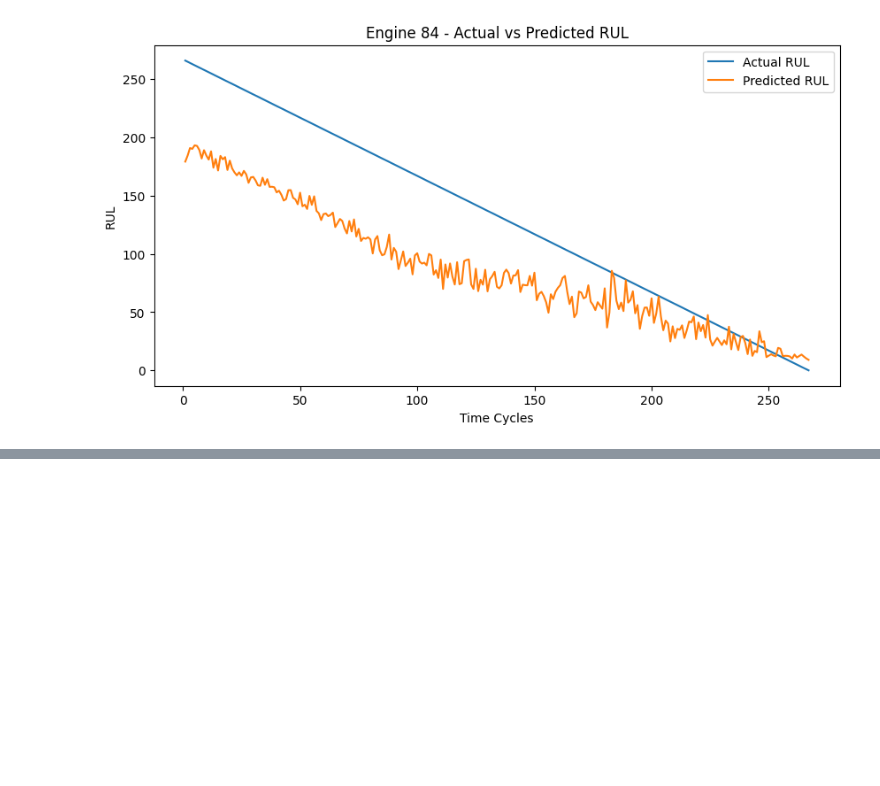
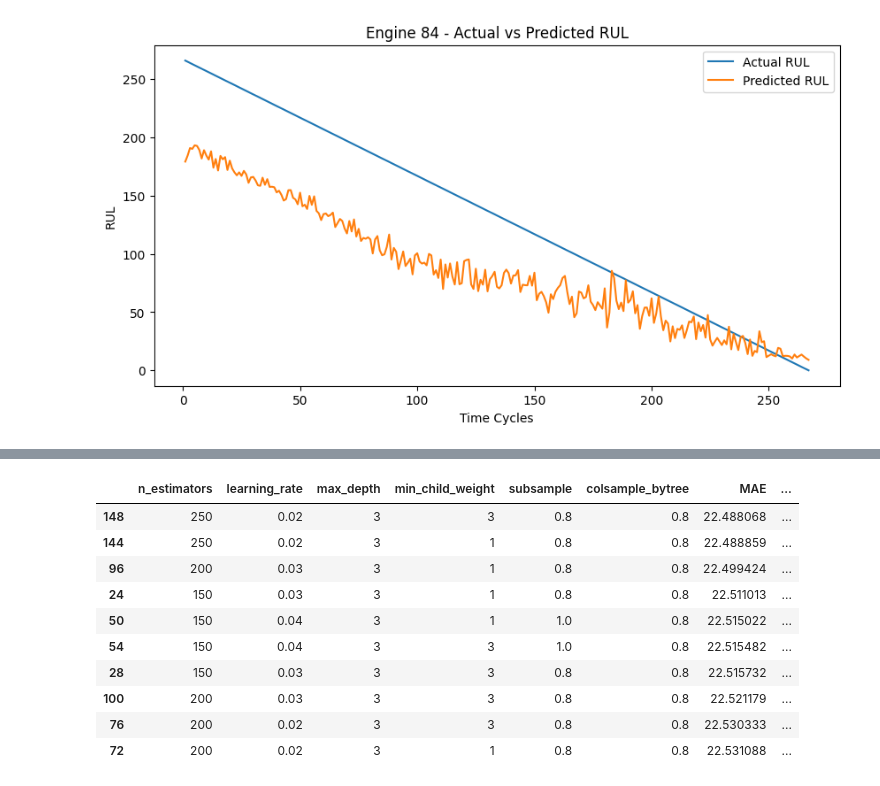
Before and after one commit to Sohilaeldally/PMPS, a Jupyter notebook: notebooks/04_xgboost_tuning.ipynb, the cells around one changed output, grey strips where cells are left out. Drawn from its saved outputs; the diff is of its cells as text; code cells hidden in the pictures; blank space fills up the shorter version.

```diff
--- a/notebooks/04_xgboost_tuning.ipynb
+++ b/notebooks/04_xgboost_tuning.ipynb
@@ -451,0 +485,20 @@ for engine_id in [45, 84]:
+# %%
+train_rolling_data, val_rolling_data = split_by_engine(
+    train_rolling
+)
+
+X_train_rolling, y_train_rolling, X_val_rolling, y_val_rolling = (
+    prepare_train_val_data(
+        train_rolling_data,
+        val_rolling_data,
+        feature_cols_rolling
+    )
+)
+
+print("X_train:", X_train_rolling.shape)
+print("X_val:", X_val_rolling.shape)
+print("Engine overlap:", set(
+    train_rolling_data["unit_number"]
+).intersection(
+    val_rolling_data["unit_number"]
+))
@@ -451,0 +509,21 @@ for engine_id in [45, 84]:
+# %%
+param_grid = {
+    "n_estimators": [150, 200, 250],
+    "learning_rate": [0.02, 0.03, 0.04],
+    "max_depth": [3, 4, 5],
+    "min_child_weight": [1, 3],
+    "subsample": [0.8, 1.0],
+    "colsample_bytree": [0.8, 1.0],
+}
+
+param_combinations = list(product(
+    param_grid["n_estimators"],
+    param_grid["learning_rate"],
+    param_grid["max_depth"],
+    param_grid["min_child_weight"],
+    param_grid["subsample"],
+    param_grid["colsample_bytree"],
+
+))
+
+print("Number of combinations:", len(param_combinations))
@@ -451,0 +598,16 @@ for engine_id in [45, 84]:
+# %%
+grid_results.sort_values(
+    "MAE"
+).head(10)
+# %% [output]
+|  | n_estimators | learning_rate | max_depth | min_child_weight | subsample | colsample_bytree | MAE | ... |
+| 148 | 250 | 0.02 | 3 | 3 | 0.8 | 0.8 | 22.488068 | ... |
+| 144 | 250 | 0.02 | 3 | 1 | 0.8 | 0.8 | 22.488859 | ... |
+| 96 | 200 | 0.03 | 3 | 1 | 0.8 | 0.8 | 22.499424 | ... |
+| 24 | 150 | 0.03 | 3 | 1 | 0.8 | 0.8 | 22.511013 | ... |
+| 50 | 150 | 0.04 | 3 | 1 | 1.0 | 0.8 | 22.515022 | ... |
+| 54 | 150 | 0.04 | 3 | 3 | 1.0 | 0.8 | 22.515482 | ... |
+| 28 | 150 | 0.03 | 3 | 3 | 0.8 | 0.8 | 22.515732 | ... |
+| 100 | 200 | 0.03 | 3 | 3 | 0.8 | 0.8 | 22.521179 | ... |
+| 76 | 200 | 0.02 | 3 | 3 | 0.8 | 0.8 | 22.530333 | ... |
+| 72 | 200 | 0.02 | 3 | 1 | 0.8 | 0.8 | 22.531088 | ... |
```
Also changed, not shown: parts of 14 cells of this notebook.
